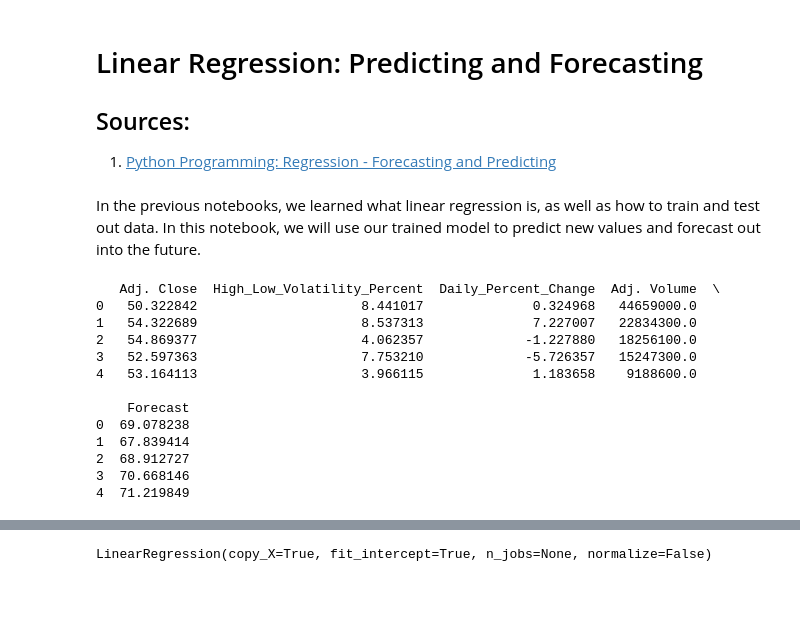
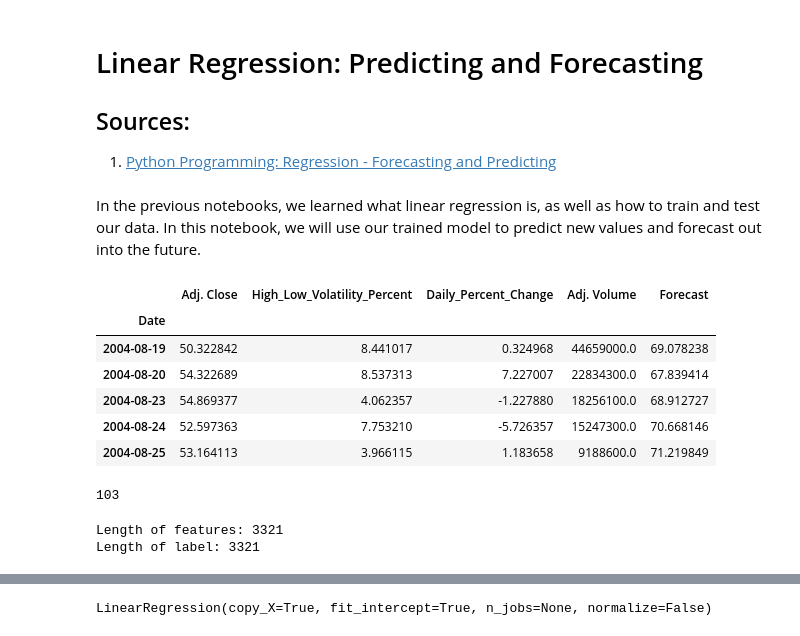
Before and after one commit to TylerTompa/Learn_Machine_Learning, a Jupyter notebook: Linear_Regression/4_Predicting_and_Forecasting.ipynb, the cells around one changed output, grey strips where cells are left out. Drawn from its saved outputs; the diff is of its cells as text; code cells hidden in the pictures; blank space fills up the shorter version.

```diff
--- a/Linear_Regression/4_Predicting_and_Forecasting.ipynb
+++ b/Linear_Regression/4_Predicting_and_Forecasting.ipynb
@@ -3,7 +3,7 @@
 ## Sources:
 1. <a href="https://pythonprogramming.net/forecasting-predicting-machine-learning-tutorial/" target="_blank">Python Programming: Regression - Forecasting and Predicting</a>
 # %% [markdown]
-In the previous notebooks, we learned what linear regression is, as well as how to train and test out data.  In this notebook, we will use our trained model to predict new values and forecast out into the future.
+In the previous notebooks, we learned what linear regression is, as well as how to train and test our data.  In this notebook, we will use our trained model to predict new values and forecast out into the future.
 # %%
 # Import dependencies
 import pandas as pd
@@ -15,24 +18,18 @@ from sklearn.linear_model import LinearRegression
 # %%
 # Import data
 import os
 data_file_path = os.path.join("Data","stock_data.csv")
 
-stock_data = pd.read_csv(data_file_path)
-print(stock_data.head())
+stock_data = pd.read_csv(data_file_path, index_col="Date")
+display(stock_data.head())
 # %% [output]
-   Adj. Close  High_Low_Volatility_Percent  Daily_Percent_Change  Adj. Volume  \
-0   50.322842                     8.441017              0.324968   44659000.0
-1   54.322689                     8.537313              7.227007   22834300.0
-2   54.869377                     4.062357             -1.227880   18256100.0
-3   52.597363                     7.753210             -5.726357   15247300.0
-4   53.164113                     3.966115              1.183658    9188600.0
-
-    Forecast
-0  69.078238
-1  67.839414
-2  68.912727
-3  70.668146
-4  71.219849
+|  | Adj. Close | High_Low_Volatility_Percent | Daily_Percent_Change | Adj. Volume | Forecast |
+| Date |  |  |  |  |  |
+| 2004-08-19 | 50.322842 | 8.441017 | 0.324968 | 44659000.0 | 69.078238 |
+| 2004-08-20 | 54.322689 | 8.537313 | 7.227007 | 22834300.0 | 67.839414 |
+| 2004-08-23 | 54.869377 | 4.062357 | -1.227880 | 18256100.0 | 68.912727 |
+| 2004-08-24 | 52.597363 | 7.753210 | -5.726357 | 15247300.0 | 70.668146 |
+| 2004-08-25 | 53.164113 | 3.966115 | 1.183658 | 9188600.0 | 71.219849 |
 # %%
 # Define features
 X = np.array(stock_data.drop(["Forecast"], 1))
@@ -42,3 +51,17 @@ y = np.array(stock_data["Forecast"])
+# %%
+forecast_out
+# %% [output]
+103
+# %%
+# Confirm features and labels are the same length
+length_of_features = len(X)
+length_of_label = len(y)
+
+print(f"Length of features: {length_of_features}")
+print(f"Length of label: {length_of_label}")
+# %% [output]
+Length of features: 3321
+Length of label: 3321
 # %%
 # Scale features
 X = preprocessing.scale(X)
```
Also changed, not shown: parts of 20 cells of this notebook.
